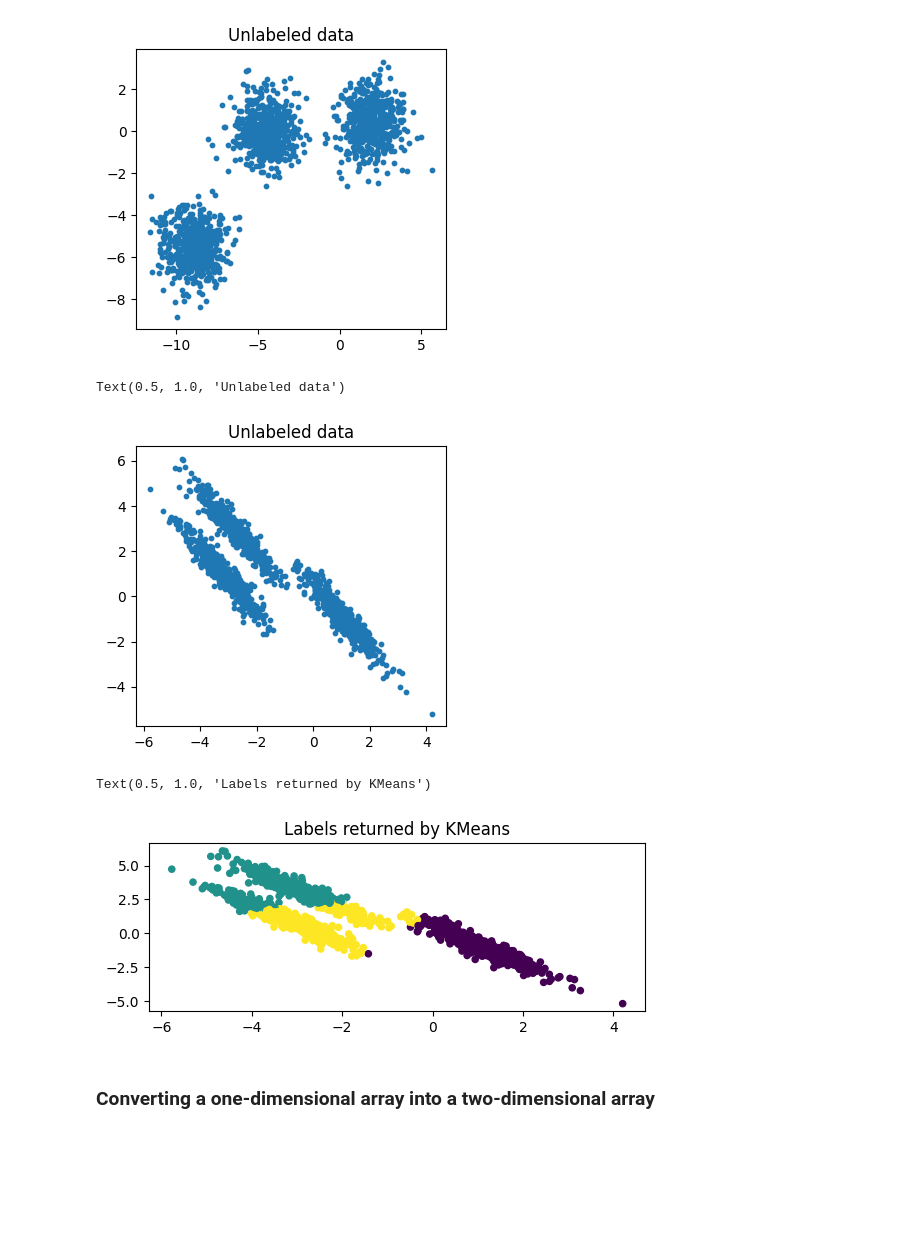
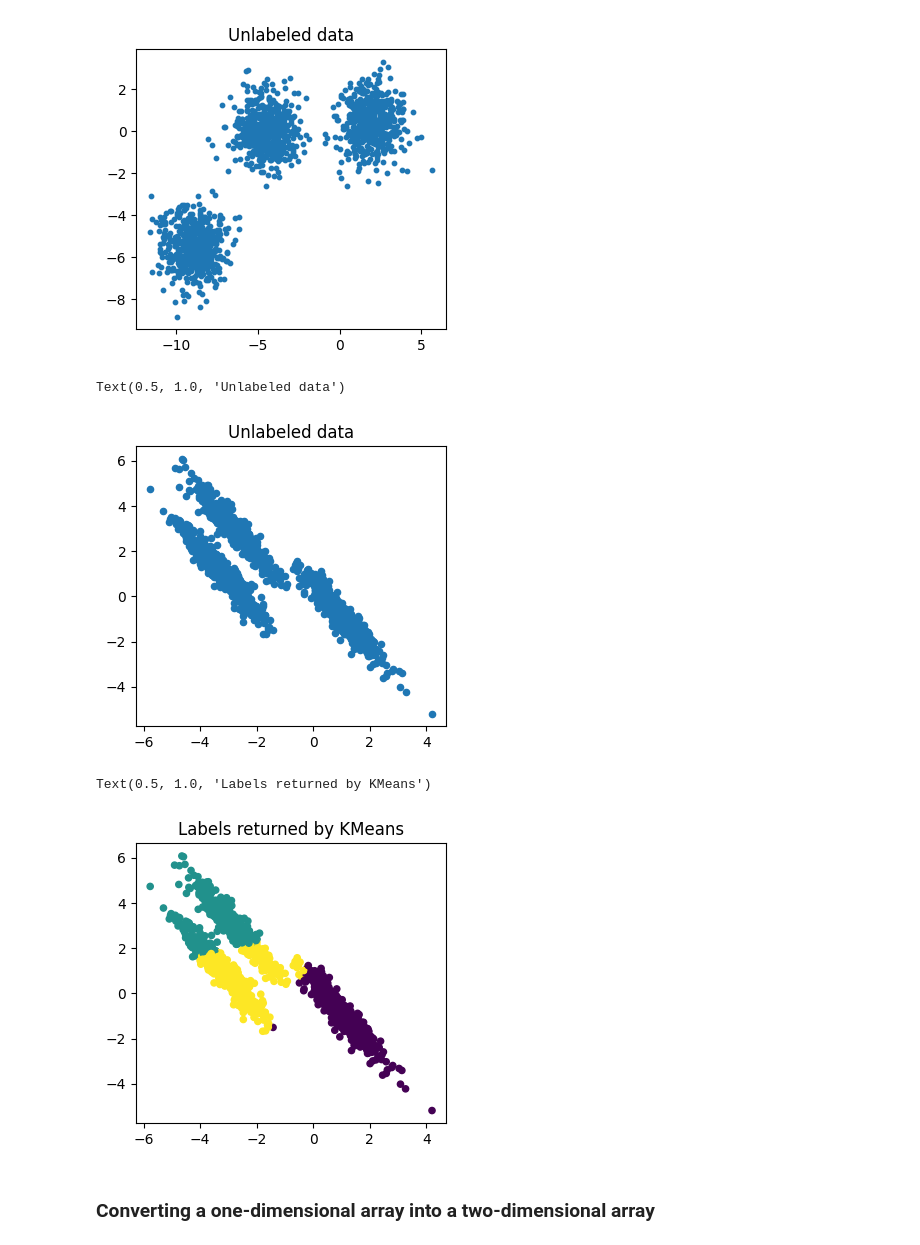
Before and after one commit to mehrnazeraeisi/Spectral-Clustering, a Jupyter notebook: Implement_Spectral_Clustering_3Steps.ipynb, the cells around one changed output. Saved outputs shown, nothing was run; the diff lists cells and outputs as text; code cells hidden in the pictures; blank space fills up the shorter version.

```diff
--- a/Implement_Spectral_Clustering_3Steps.ipynb
+++ b/Implement_Spectral_Clustering_3Steps.ipynb
@@ -31,20 +31,21 @@ X_aniso=np.dot(X ,transformation )
 # %%
 plt.figure(figsize=(4,8))
 plt.subplot(211)
-plt.scatter(X_aniso[: , 0] , X_aniso[: , 1]  , s=10)
+plt.scatter(X_aniso[: , 0] , X_aniso[: , 1]  , s=20)
 plt.title("Unlabeled data")
 # %% [output]
 Text(0.5, 1.0, 'Unlabeled data')
-[figure, old version]
+[figure, new version]
 # %%
 y_pred= KMeans(n_clusters=3 , random_state=random_state).fit_predict(X_aniso)
 
+plt.figure(figsize=(4,8))
 plt.subplot(212)
 plt.scatter(X_aniso[: , 0] , X_aniso[: , 1], c=y_pred   ,s=20)
 plt.title("Labels returned by KMeans")
 # %% [output]
 Text(0.5, 1.0, 'Labels returned by KMeans')
-[figure, old version]
+[figure, new version]
 # %% [markdown]
 ### Converting a one-dimensional array into a two-dimensional array
 # %%
```
Also changed, not shown: parts of 1 cell of this notebook.
